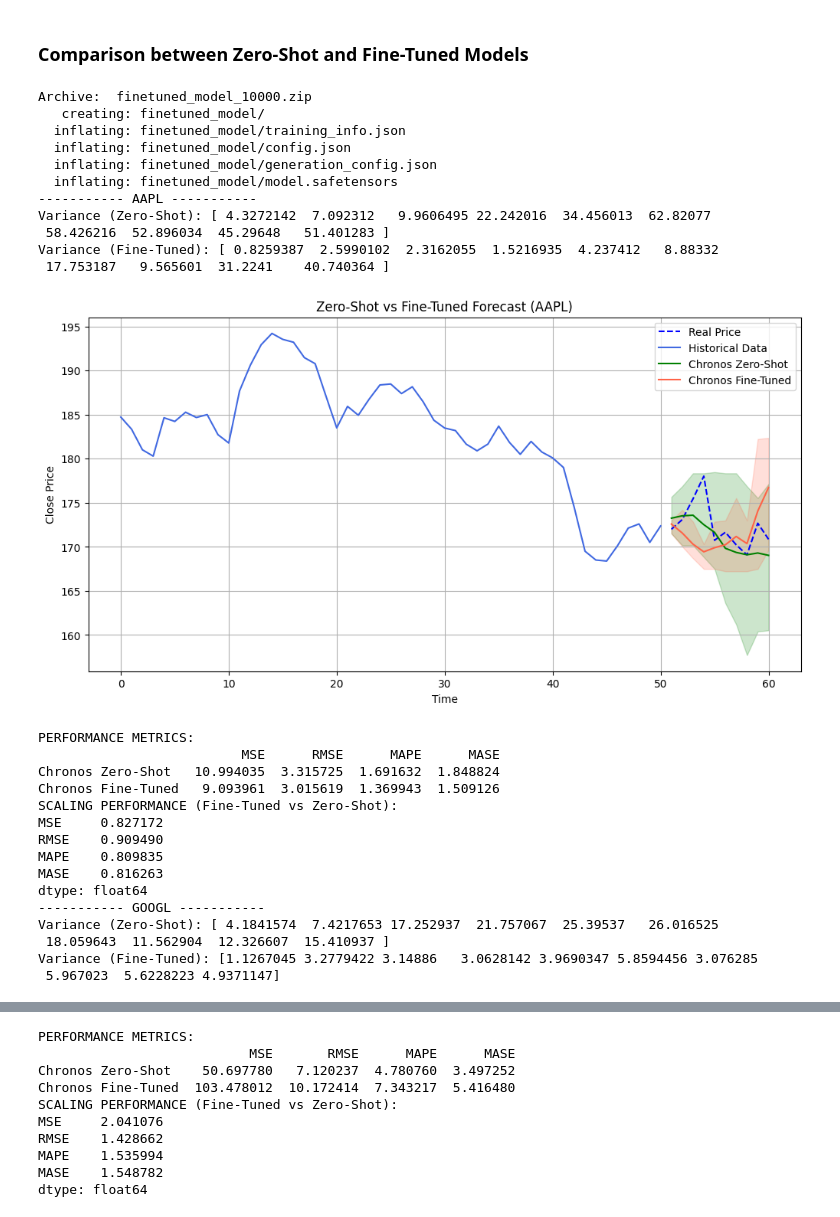
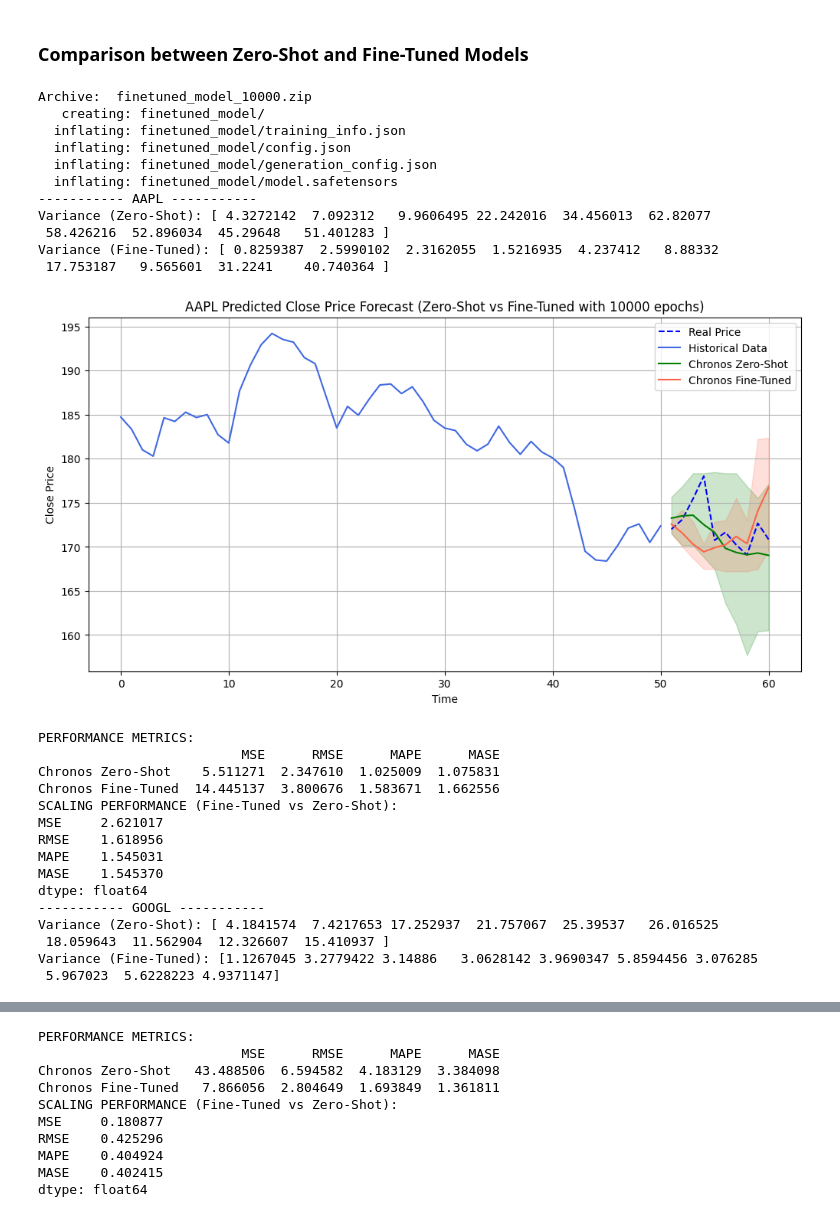
Before and after one commit to JackBstn/Chronos_multivariate, a Jupyter notebook: chronos_fine_tuning.ipynb, the cells around one changed output, grey strips where cells are left out. Drawn from its saved outputs; the diff is of its cells as text; code cells hidden in the pictures.

Commit message:
fix: metrics interval in fine-tuning

```diff
--- a/chronos_fine_tuning.ipynb
+++ b/chronos_fine_tuning.ipynb
@@ -187,7 +187,8 @@ reset_seed() # For reproducibility
 zero_shot_pipeline = BaseChronosPipeline.from_pretrained("amazon/chronos-t5-tiny", device_map="cuda", torch_dtype=torch.bfloat16)
 
 # Fine-tuned Chronos model
-!unzip -o finetuned_model_10000.zip # If you're using a fine-tuned model
+!rm -rf finetuned_model
+!unzip finetuned_model_10000.zip # If you're loading a pre-trained model
 fine_tuned_pipeline = ChronosPipeline.from_pretrained("finetuned_model")
 
 prediction_length = 10  # Forecasting horizon
@@ -229,7 +230,7 @@ for symbol in symbols:
     plt.fill_between(forecast_index, low_zero, high_zero, color="green", alpha=0.2)
     plt.plot(forecast_index, mean_fine, color="tomato", label="Chronos Fine-Tuned")
     plt.fill_between(forecast_index, low_fine, high_fine, color="tomato", alpha=0.2)
-    plt.title(f"Zero-Shot vs Fine-Tuned Forecast ({symbol})")
+    plt.title(f"{symbol} Predicted Close Price Forecast (Zero-Shot vs Fine-Tuned with 10000 epochs)")
     plt.xlabel("Time")
     plt.ylabel("Close Price")
     plt.legend()
@@ -237,48 +238,45 @@ for symbol in symbols:
     plt.show()
     plt.close()
 
     # ----- Comparison of performance metrics -----
 
-    # Use real values for comparison
-    actual_values = close_prices[-prediction_length:]
-
     # Numerical results for both models
-    metrics_zero_shot = compute_metrics(actual_values, np.mean(forecast_zero_shot[0].numpy(), axis=0), close_prices[:-prediction_length])
-    metrics_fine_tuned = compute_metrics(actual_values, np.mean(forecast_fine_tuned[0].numpy(), axis=0), close_prices[:-prediction_length])
+    metrics_zero_shot = compute_metrics(close_prices_to_predict, np.mean(forecast_zero_shot[0].numpy(), axis=0), close_prices)
+    metrics_fine_tuned = compute_metrics(close_prices_to_predict, np.mean(forecast_fine_tuned[0].numpy(), axis=0), close_prices)
 
     # Create a DataFrame for comparison
     results_df = pd.DataFrame([metrics_zero_shot, metrics_fine_tuned], index=["Chronos Zero-Shot", "Chronos Fine-Tuned"])
 
     # Comparison between Fine-Tuned and Zero-Shot models
     relative_scores = agg_relative_score(results_df.loc["Chronos Fine-Tuned"], results_df.loc["Chronos Zero-Shot"])
 
     # Output the results
     print("\nPERFORMANCE METRICS:")
     print(results_df)
     print("SCALING PERFORMANCE (Fine-Tuned vs Zero-Shot):")
     print(relative_scores)
 # %% [output]
 Archive:  finetuned_model_10000.zip
    creating: finetuned_model/
   inflating: finetuned_model/training_info.json
   inflating: finetuned_model/config.json
   inflating: finetuned_model/generation_config.json
   inflating: finetuned_model/model.safetensors
 ----------- AAPL -----------
 Variance (Zero-Shot): [ 4.3272142  7.092312   9.9606495 22.242016  34.456013  62.82077
  58.426216  52.896034  45.29648   51.401283 ]
 Variance (Fine-Tuned): [ 0.8259387  2.5990102  2.3162055  1.5216935  4.237412   8.88332
  17.753187   9.565601  31.2241    40.740364 ]
-[figure, old version]
+[figure, new version]
 PERFORMANCE METRICS:
                           MSE      RMSE      MAPE      MASE
-Chronos Zero-Shot   10.994035  3.315725  1.691632  1.848824
-Chronos Fine-Tuned   9.093961  3.015619  1.369943  1.509126
+Chronos Zero-Shot    5.511271  2.347610  1.025009  1.075831
+Chronos Fine-Tuned  14.445137  3.800676  1.583671  1.662556
 SCALING PERFORMANCE (Fine-Tuned vs Zero-Shot):
-MSE     0.827172
-RMSE    0.909490
-MAPE    0.809835
-MASE    0.816263
+MSE     2.621017
+RMSE    1.618956
+MAPE    1.545031
+MASE    1.545370
 dtype: float64
 ----------- GOOGL -----------
 Variance (Zero-Shot): [ 4.1841574  7.4217653 17.252937  21.757067  25.39537   26.016525
@@ -289,10 +287,10 @@ Variance (Fine-Tuned): [1.1267045 3.2779422 3.14886   3.0628142 3.9690347 5.8594
 PERFORMANCE METRICS:
-                           MSE       RMSE      MAPE      MASE
-Chronos Zero-Shot    50.697780   7.120237  4.780760  3.497252
-Chronos Fine-Tuned  103.478012  10.172414  7.343217  5.416480
+                          MSE      RMSE      MAPE      MASE
+Chronos Zero-Shot   43.488506  6.594582  4.183129  3.384098
+Chronos Fine-Tuned   7.866056  2.804649  1.693849  1.361811
 SCALING PERFORMANCE (Fine-Tuned vs Zero-Shot):
-MSE     2.041076
-RMSE    1.428662
-MAPE    1.535994
-MASE    1.548782
+MSE     0.180877
+RMSE    0.425296
+MAPE    0.404924
+MASE    0.402415
 dtype: float64
```
Also changed, not shown: parts of 2 cells of this notebook.
